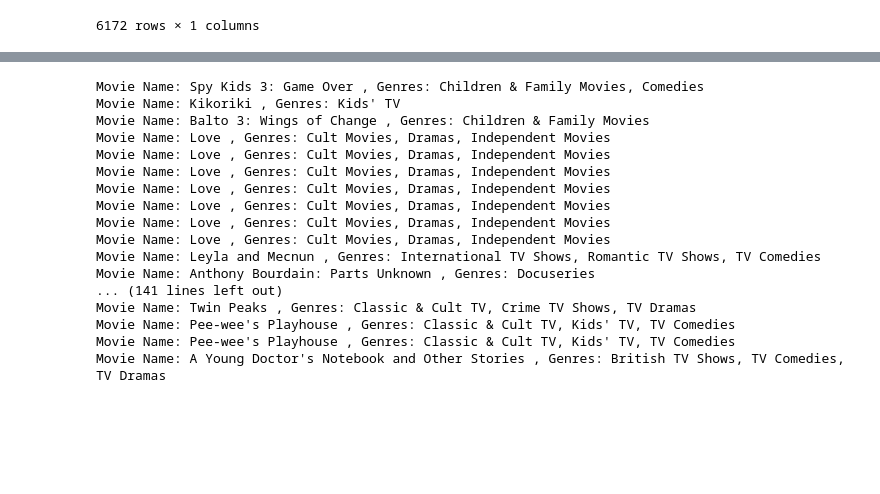
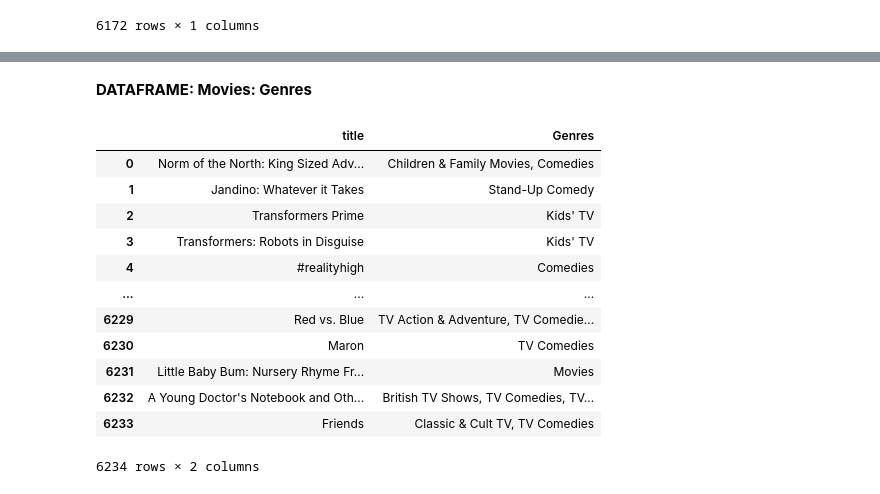
Before and after one commit to kartikay89/Data-Analysis, a Jupyter notebook: Netflix.ipynb, the cells around one changed output, grey strips where cells are left out. Drawn from its saved outputs; the diff is of its cells as text; code cells hidden in the pictures; blank space fills up the shorter version.

```diff
--- a/Netflix.ipynb
+++ b/Netflix.ipynb
@@ -194,31 +166,23 @@ Name: title, dtype: object]
-# %%
-# searching movie's genres.
-# moviesYear = list(movie_by_year)
-
-# title_to_genre_dict - has all movie names and their genres.
-# MovieNamesByYear - has all the years
-
-MovieNamesByYear = movie_by_year[:]
-
-for keys, values in title_to_genre_dict.items():
-  for movies in MovieNamesByYear:
-    if values in str(movies):
-      print("Movie Name: {} , Genres: {} ".format(values, keys))
-# %% [output]
-Movie Name: Spy Kids 3: Game Over , Genres: Children & Family Movies, Comedies
-Movie Name: Kikoriki , Genres: Kids' TV
-Movie Name: Balto 3: Wings of Change , Genres: Children & Family Movies
-Movie Name: Love , Genres: Cult Movies, Dramas, Independent Movies
-Movie Name: Love , Genres: Cult Movies, Dramas, Independent Movies
-Movie Name: Love , Genres: Cult Movies, Dramas, Independent Movies
-Movie Name: Love , Genres: Cult Movies, Dramas, Independent Movies
-Movie Name: Love , Genres: Cult Movies, Dramas, Independent Movies
-Movie Name: Love , Genres: Cult Movies, Dramas, Independent Movies
-Movie Name: Love , Genres: Cult Movies, Dramas, Independent Movies
-Movie Name: Leyla and Mecnun , Genres: International TV Shows, Romantic TV Shows, TV Comedies
-Movie Name: Anthony Bourdain: Parts Unknown , Genres: Docuseries
-... (141 lines left out)
-Movie Name: Twin Peaks , Genres: Classic & Cult TV, Crime TV Shows, TV Dramas
-Movie Name: Pee-wee's Playhouse , Genres: Classic & Cult TV, Kids' TV, TV Comedies
-Movie Name: Pee-wee's Playhouse , Genres: Classic & Cult TV, Kids' TV, TV Comedies
-Movie Name: A Young Doctor's Notebook and Other Stories , Genres: British TV Shows, TV Comedies, TV Dramas
+# %% [markdown]
+**DATAFRAME: Movies: Genres**
+# %%
+MovieTitles = pd.Series(netflixData.title)
+MovieGenres = pd.Series(netflixData.listed_in)
+DFOneNetflix = pd.DataFrame(MovieTitles)
+DFOneNetflix['Genres'] = pd.DataFrame(MovieGenres)
+DFTwoNetflix = DFOneNetflix
+DFTwoNetflix
+# %% [output]
+|  | title | Genres |
+| 0 | Norm of the North: King Sized Adv... | Children & Family Movies, Comedies |
+| 1 | Jandino: Whatever it Takes | Stand-Up Comedy |
+| 2 | Transformers Prime | Kids' TV |
+| 3 | Transformers: Robots in Disguise | Kids' TV |
+| 4 | #realityhigh | Comedies |
+| ... | ... | ... |
+| 6229 | Red vs. Blue | TV Action & Adventure, TV Comedie... |
+| 6230 | Maron | TV Comedies |
+| 6231 | Little Baby Bum: Nursery Rhyme Fr... | Movies |
+| 6232 | A Young Doctor's Notebook and Oth... | British TV Shows, TV Comedies, TV... |
+| 6233 | Friends | Classic & Cult TV, TV Comedies |
+6234 rows × 2 columns
```
Also changed, not shown: parts of 14 cells of this notebook.
